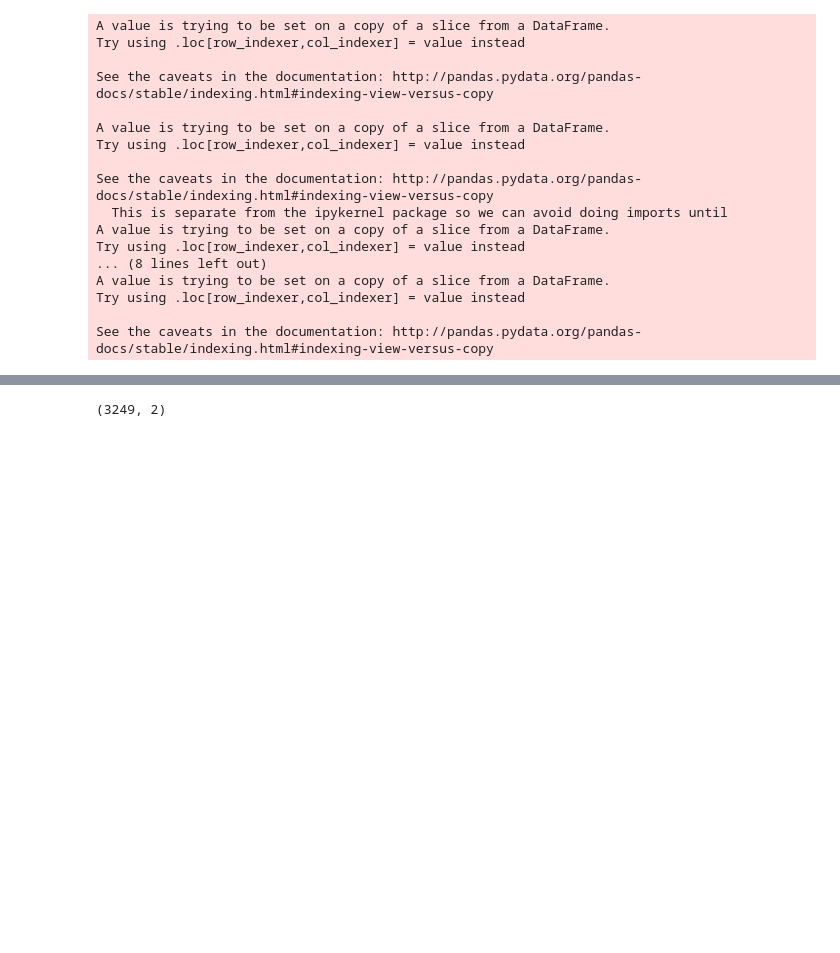
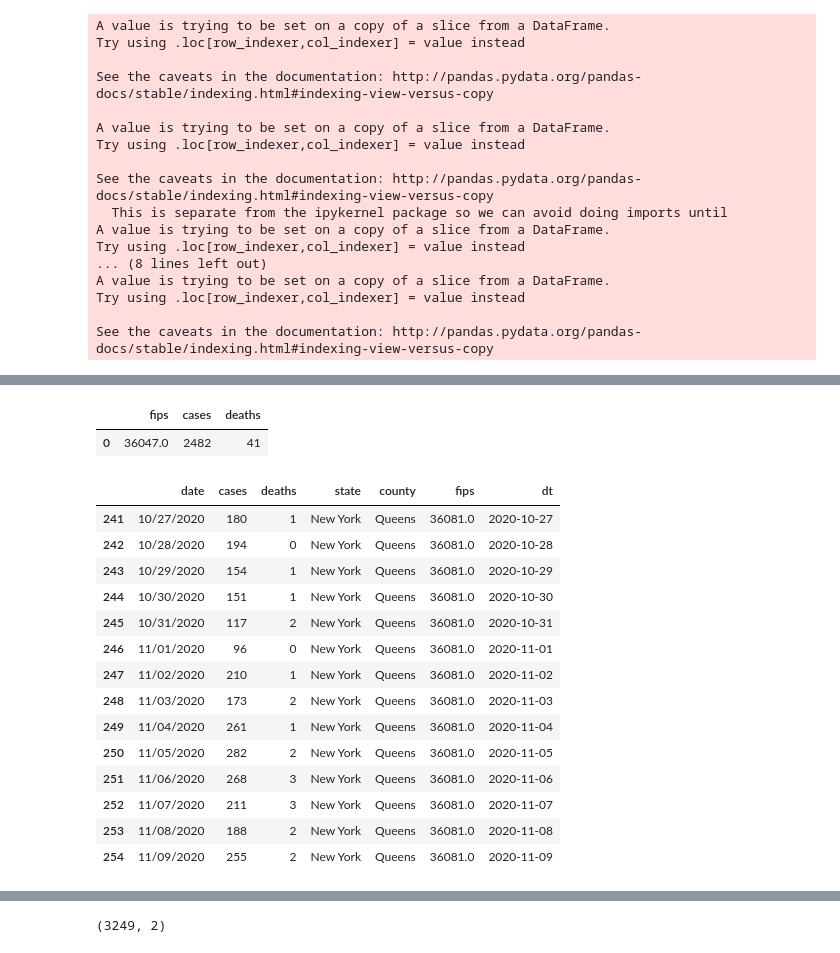
Before and after one commit to CenterForSpatialResearch/newpoliticsofcare_analysis, a Jupyter notebook: Community_Health_Workers_Proportional_Allocation.ipynb, the cells around one changed output, grey strips where cells are left out. Saved outputs shown, nothing was run; the diff lists cells and outputs as text; code cells hidden in the pictures; blank space fills up the shorter version.

```diff
--- a/Community_Health_Workers_Proportional_Allocation.ipynb
+++ b/Community_Health_Workers_Proportional_Allocation.ipynb
@@ -555,3 +577,13 @@ See the caveats in the documentation: http://pandas.pydata.org/pandas-docs/stabl
+# %%
+K_c = Kings_c.groupby(['fips']).sum().reset_index()
+Q_c = Queens_c.groupby(['fips']).sum().reset_index()
+B_c = Bronx_c.groupby(['fips']).sum().reset_index()
+M_c = Manhattan_c.groupby(['fips']).sum().reset_index()
+R_c = Richmond_c.groupby(['fips']).sum().reset_index()
+K_c.head(19)
+# %% [output]
+|  | fips | cases | deaths |
+| 0 | 36047.0 | 2482 | 41 |
 # %%
 covid_death = covid[(covid['dt'] >= data_date_dt- timedelta(days = 1))]
 Kings_death = Kings.groupby(by=['fips'])['deaths'].sum().reset_index()
@@ -562,6 +594,24 @@ Richmond_death = Richmond.groupby(by=['fips'])['deaths'].sum().reset_index()
 # %%
 # We merge the NY data with the rest of the US data
 covid = pd.concat([covid, Kings, Bronx, Manhattan, Queens, Richmond], sort = False)
+# %%
+Queens.tail(14)
+# %% [output]
+|  | date | cases | deaths | state | county | fips | dt |
+| 241 | 10/27/2020 | 180 | 1 | New York | Queens | 36081.0 | 2020-10-27 |
+| 242 | 10/28/2020 | 194 | 0 | New York | Queens | 36081.0 | 2020-10-28 |
+| 243 | 10/29/2020 | 154 | 1 | New York | Queens | 36081.0 | 2020-10-29 |
+| 244 | 10/30/2020 | 151 | 1 | New York | Queens | 36081.0 | 2020-10-30 |
+| 245 | 10/31/2020 | 117 | 2 | New York | Queens | 36081.0 | 2020-10-31 |
+| 246 | 11/01/2020 | 96 | 0 | New York | Queens | 36081.0 | 2020-11-01 |
+| 247 | 11/02/2020 | 210 | 1 | New York | Queens | 36081.0 | 2020-11-02 |
+| 248 | 11/03/2020 | 173 | 2 | New York | Queens | 36081.0 | 2020-11-03 |
+| 249 | 11/04/2020 | 261 | 1 | New York | Queens | 36081.0 | 2020-11-04 |
+| 250 | 11/05/2020 | 282 | 2 | New York | Queens | 36081.0 | 2020-11-05 |
+| 251 | 11/06/2020 | 268 | 3 | New York | Queens | 36081.0 | 2020-11-06 |
+| 252 | 11/07/2020 | 211 | 3 | New York | Queens | 36081.0 | 2020-11-07 |
+| 253 | 11/08/2020 | 188 | 2 | New York | Queens | 36081.0 | 2020-11-08 |
+| 254 | 11/09/2020 | 255 | 2 | New York | Queens | 36081.0 | 2020-11-09 |
 # %%
 
 covid.tail(50)
```
Also changed, not shown: parts of 29 cells of this notebook, 3 other files.
